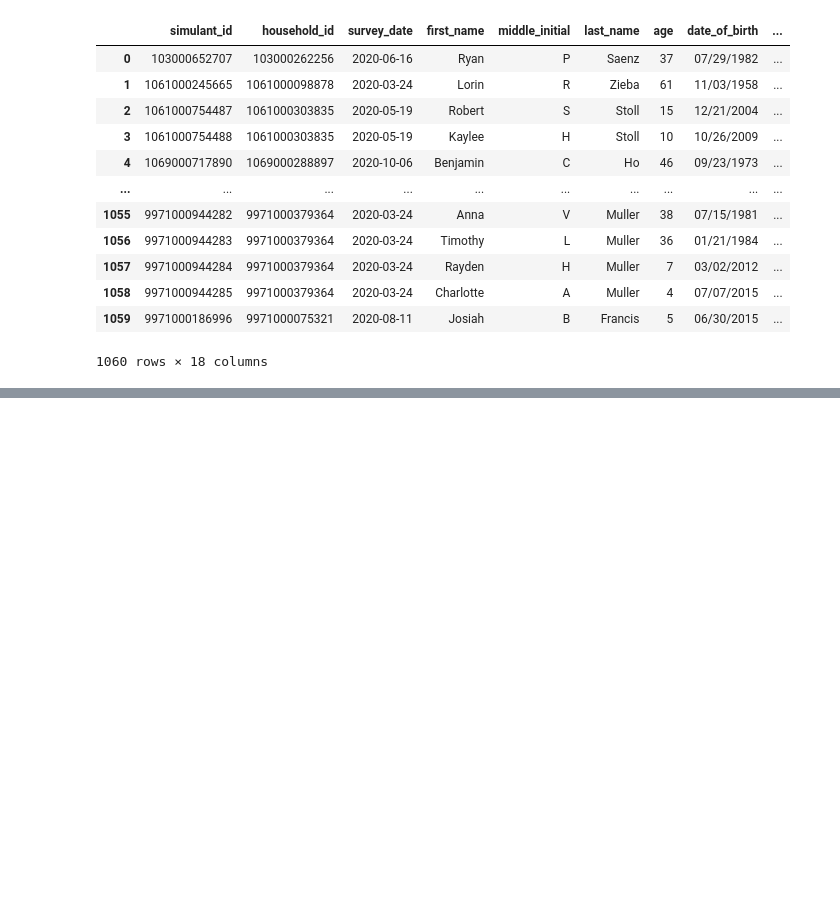
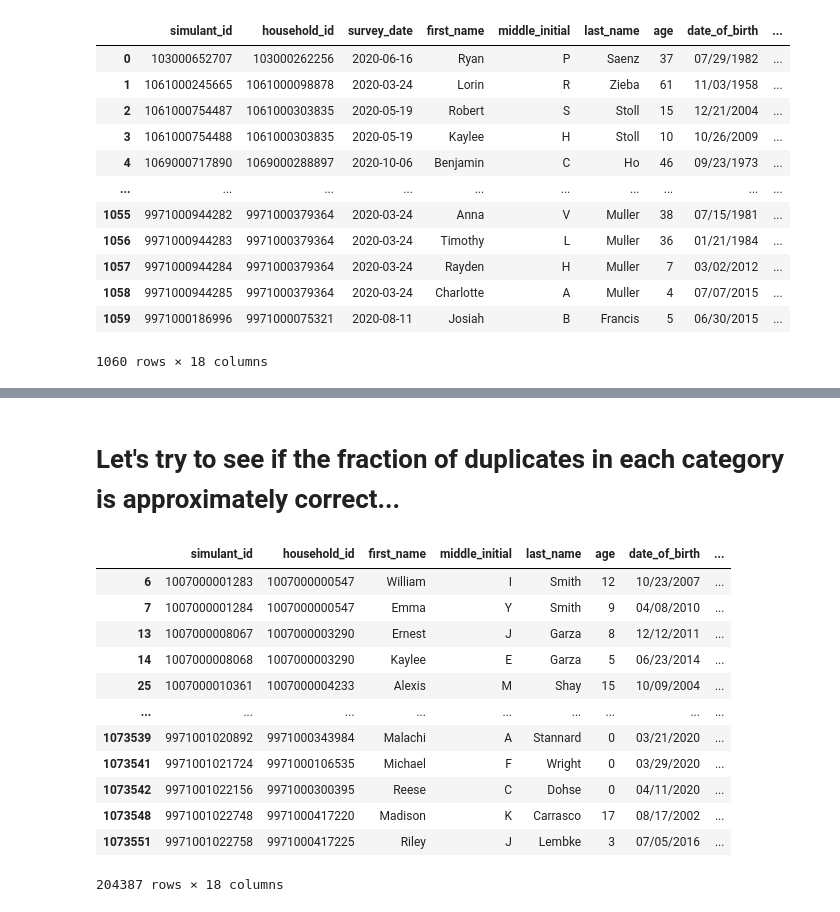
Before and after one commit to ihmeuw/vivarium_research_prl, a Jupyter notebook: pseudopeople_testing/2024_01_19b_test_pseudopeople_ri_v1_0_0.ipynb, the cells around one changed output, grey strips where cells are left out. Cells and saved outputs as stored; diff of their text form; code cells hidden in the pictures; blank space fills up the shorter version.

```diff
--- a/pseudopeople_testing/2024_01_19b_test_pseudopeople_ri_v1_0_0.ipynb
+++ b/pseudopeople_testing/2024_01_19b_test_pseudopeople_ri_v1_0_0.ipynb
@@ -488,0 +832,21 @@ cdata.american_community_survey
+# %% [markdown]
+# Let's try to see if the fraction  of duplicates in each category is approximately correct...
+# %%
+# Get list of ages under 18 because we can't directly do comparisons with Categoricals
+under_18 = list(map(str, range(18)))
+in_households_under_18 = cdata.decennial_census.query(f"age in {under_18} and housing_type == 'Household'")
+in_households_under_18
+# %% [output]
+|  | simulant_id | household_id | first_name | middle_initial | last_name | age | date_of_birth | ... |
+| 6 | 1007000001283 | 1007000000547 | William | I | Smith | 12 | 10/23/2007 | ... |
+| 7 | 1007000001284 | 1007000000547 | Emma | Y | Smith | 9 | 04/08/2010 | ... |
+| 13 | 1007000008067 | 1007000003290 | Ernest | J | Garza | 8 | 12/12/2011 | ... |
+| 14 | 1007000008068 | 1007000003290 | Kaylee | E | Garza | 5 | 06/23/2014 | ... |
+| 25 | 1007000010361 | 1007000004233 | Alexis | M | Shay | 15 | 10/09/2004 | ... |
+| ... | ... | ... | ... | ... | ... | ... | ... | ... |
+| 1073539 | 9971001020892 | 9971000343984 | Malachi | A | Stannard | 0 | 03/21/2020 | ... |
+| 1073541 | 9971001021724 | 9971000106535 | Michael | F | Wright | 0 | 03/29/2020 | ... |
+| 1073542 | 9971001022156 | 9971000300395 | Reese | C | Dohse | 0 | 04/11/2020 | ... |
+| 1073548 | 9971001022748 | 9971000417220 | Madison | K | Carrasco | 17 | 08/17/2002 | ... |
+| 1073551 | 9971001022758 | 9971000417225 | Riley | J | Lembke | 3 | 07/05/2016 | ... |
+204387 rows × 18 columns
```
Also changed, not shown: parts of 68 cells of this notebook, 1 other file.
